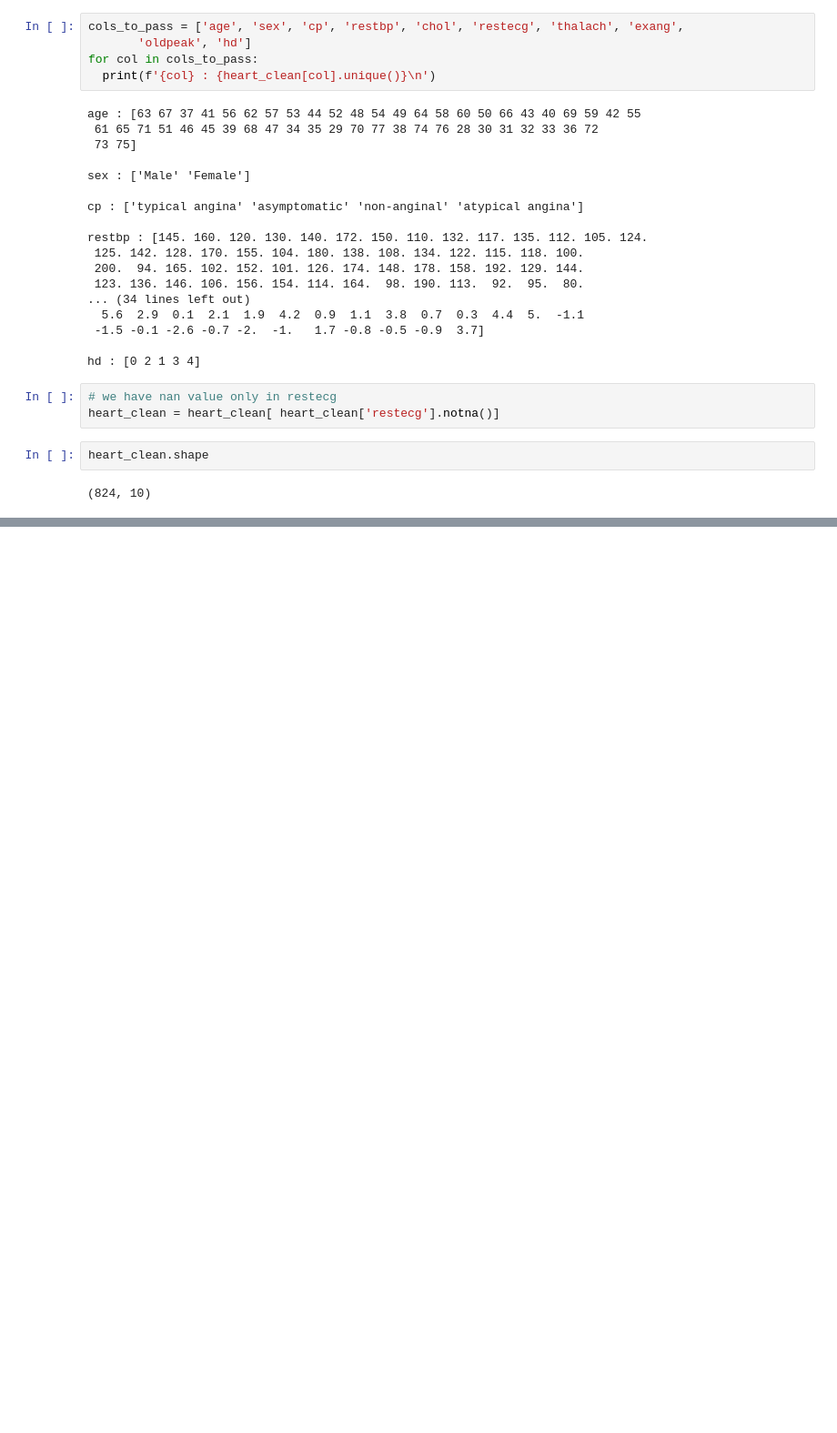
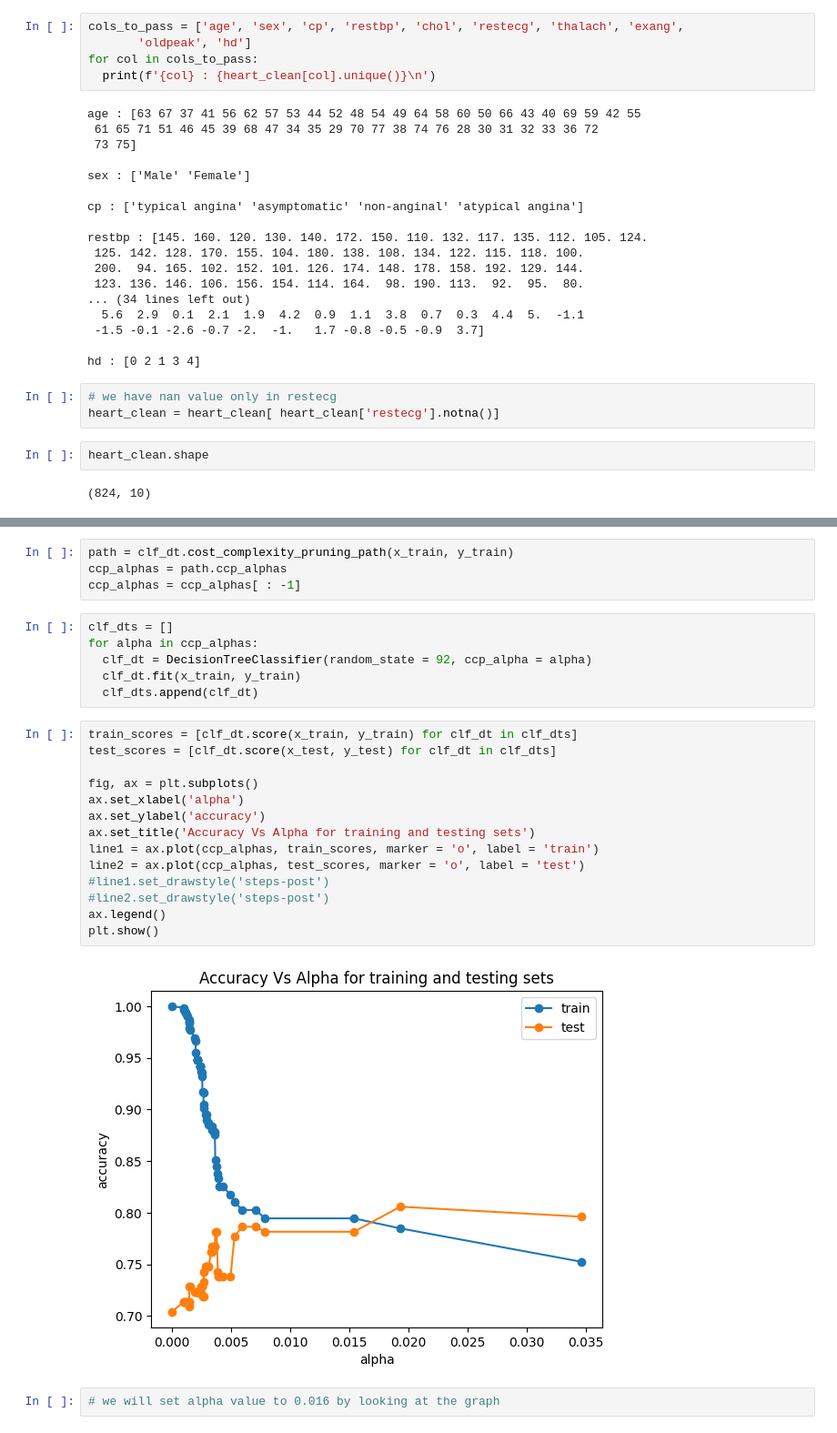
Before and after one commit to noo-nine/Machine-Learning, a Jupyter notebook: Classification_Trees.ipynb, the cells around one changed output, grey strips where cells are left out. Shown: that part at 91% size. Drawn from its saved outputs; the diff is of its cells as text; blank space fills up the shorter version.

```diff
--- a/Classification_Trees.ipynb
+++ b/Classification_Trees.ipynb
@@ -182,0 +248,28 @@ heart_clean.shape
+# %%
+path = clf_dt.cost_complexity_pruning_path(x_train, y_train)
+ccp_alphas = path.ccp_alphas
+ccp_alphas = ccp_alphas[ : -1]
+# %%
+clf_dts = []
+for alpha in ccp_alphas:
+  clf_dt = DecisionTreeClassifier(random_state = 92, ccp_alpha = alpha)
+  clf_dt.fit(x_train, y_train)
+  clf_dts.append(clf_dt)
+# %%
+train_scores = [clf_dt.score(x_train, y_train) for clf_dt in clf_dts]
+test_scores = [clf_dt.score(x_test, y_test) for clf_dt in clf_dts]
+
+fig, ax = plt.subplots()
+ax.set_xlabel('alpha')
+ax.set_ylabel('accuracy')
+ax.set_title('Accuracy Vs Alpha for training and testing sets')
+line1 = ax.plot(ccp_alphas, train_scores, marker = 'o', label = 'train')
+line2 = ax.plot(ccp_alphas, test_scores, marker = 'o', label = 'test')
+#line1.set_drawstyle('steps-post')
+#line2.set_drawstyle('steps-post')
+ax.legend()
+plt.show()
+# %% [output]
+[figure, added]
+# %%
+# we will set alpha value to 0.016 by looking at the graph
```
Also changed, not shown: parts of 12 cells of this notebook.
